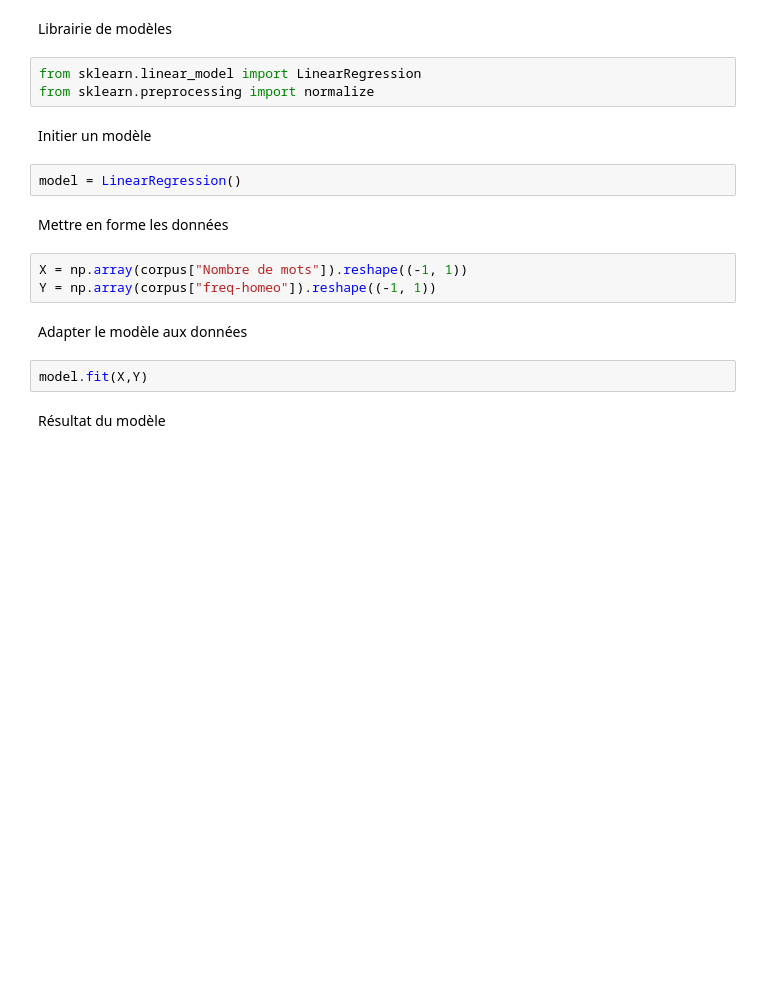
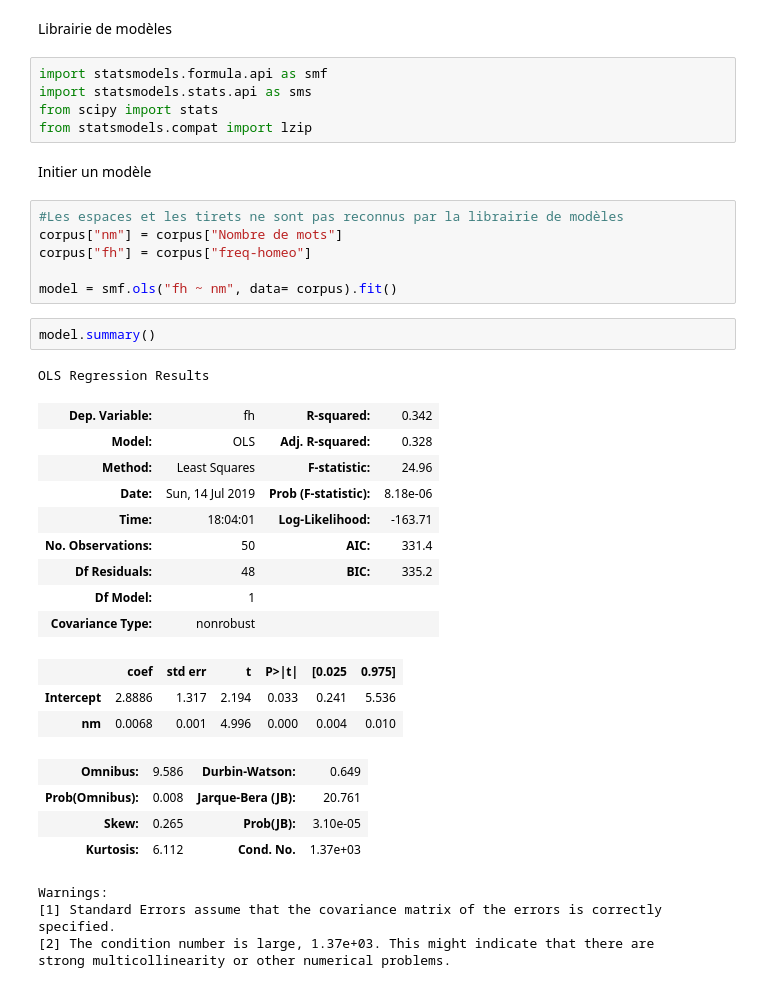
Before and after one commit to emilienschultz/python-shs, a Jupyter notebook: Notebooks/4 - Faire un traitement statistique.ipynb, the cells around one changed output. Drawn from its saved outputs; the diff is of its cells as text; blank space fills up the shorter version.

```diff
--- a/Notebooks/4 - Faire un traitement statistique.ipynb
+++ b/Notebooks/4 - Faire un traitement statistique.ipynb
@@ -156,21 +172,40 @@ Text(0, 0.5, "Nombre d'occurence de homéopathie")
 [figure]
 # %% [markdown]
 Librairie de modèles
-# %%
-from sklearn.linear_model import LinearRegression
-from sklearn.preprocessing import normalize
+# %%
+import statsmodels.formula.api as smf
+import statsmodels.stats.api as sms
+from scipy import stats
+from statsmodels.compat import lzip
 # %% [markdown]
 Initier un modèle
+# %%
+#Les espaces et les tirets ne sont pas reconnus par la librairie de modèles
+corpus["nm"] = corpus["Nombre de mots"]
+corpus["fh"] = corpus["freq-homeo"]
+
+model = smf.ols("fh ~ nm", data= corpus).fit()
 # %%
-model = LinearRegression()
+model.summary()
+# %% [output]
+OLS Regression Results
+| Dep. Variable: | fh | R-squared: | 0.342 |
+| Model: | OLS | Adj. R-squared: | 0.328 |
+| Method: | Least Squares | F-statistic: | 24.96 |
+| Date: | Sun, 14 Jul 2019 | Prob (F-statistic): | 8.18e-06 |
+| Time: | 18:04:01 | Log-Likelihood: | -163.71 |
+| No. Observations: | 50 | AIC: | 331.4 |
+| Df Residuals: | 48 | BIC: | 335.2 |
+| Df Model: | 1 |  |  |
+| Covariance Type: | nonrobust |  |  |
+|  | coef | std err | t | P>|t| | [0.025 | 0.975] |
+| Intercept | 2.8886 | 1.317 | 2.194 | 0.033 | 0.241 | 5.536 |
+| nm | 0.0068 | 0.001 | 4.996 | 0.000 | 0.004 | 0.010 |
+| Omnibus: | 9.586 | Durbin-Watson: | 0.649 |
+| Prob(Omnibus): | 0.008 | Jarque-Bera (JB): | 20.761 |
+| Skew: | 0.265 | Prob(JB): | 3.10e-05 |
+| Kurtosis: | 6.112 | Cond. No. | 1.37e+03 |
+Warnings:
+[1] Standard Errors assume that the covariance matrix of the errors is correctly specified.
+[2] The condition number is large, 1.37e+03. This might indicate that there are
+strong multicollinearity or other numerical problems.
-# %% [markdown]
-Mettre en forme les données
-# %%
-X = np.array(corpus["Nombre de mots"]).reshape((-1, 1))
-Y = np.array(corpus["freq-homeo"]).reshape((-1, 1))
-# %% [markdown]
-Adapter le modèle aux données
-# %%
-model.fit(X,Y)
-# %% [markdown]
-Résultat du modèle
```
Also changed, not shown: parts of 23 cells of this notebook, 4 other files.
